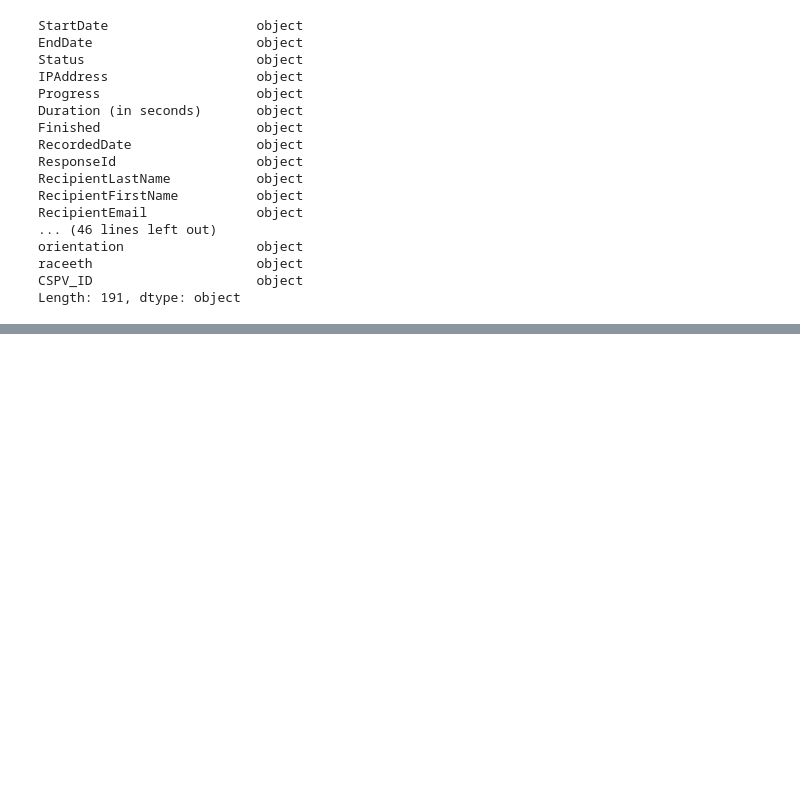
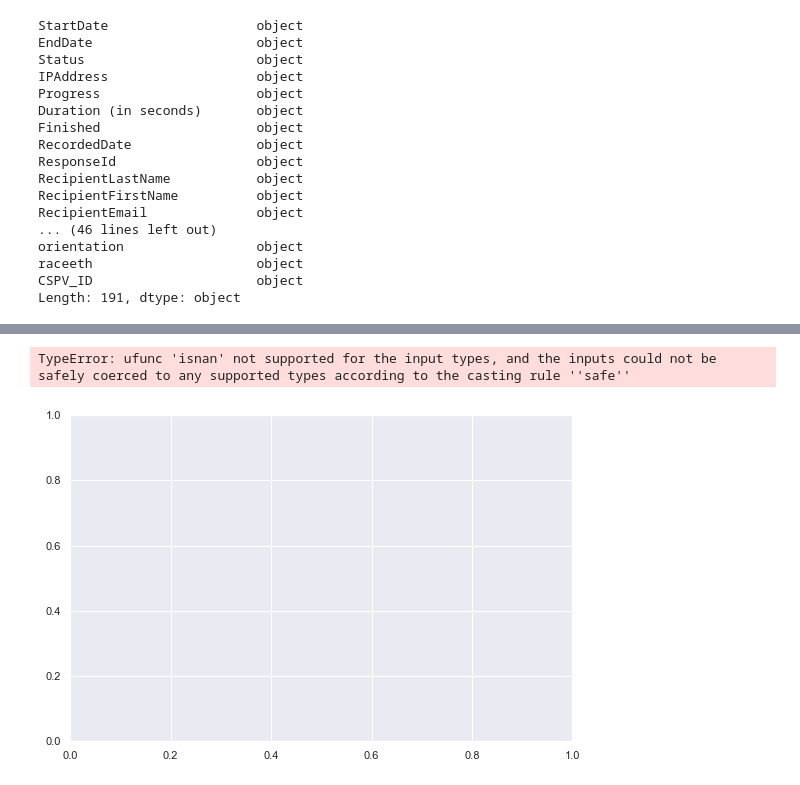
Before and after one commit to Kerstimcgee/DataVis-Concept-CU, a Jupyter notebook: QualtricsData.ipynb, the cells around one changed output, grey strips where cells are left out. Cells and saved outputs as stored; diff of their text form; code cells hidden in the pictures; blank space fills up the shorter version.

Commit message:
pulling in heatmap

```diff
--- a/QualtricsData.ipynb
+++ b/QualtricsData.ipynb
@@ -109,0 +126,3 @@ Index: []
+# %%
+df.index = df['EndDate']
+df.index
@@ -109,0 +142,12 @@ Index: []
+# %%
+import matplotlib.pyplot as plt
+import seaborn as sns
+sns.set()
+f, ax = plt.subplots(figsize=(9, 6))
+
+noNans = df.dropna()
+# Draw a heatmap with the numeric values in each cell
+print(sns.heatmap(noNans, annot=True, fmt="d", linewidths=.5, ax=ax))
+# %% [output]
+TypeError: ufunc 'isnan' not supported for the input types, and the inputs could not be safely coerced to any supported types according to the casting rule ''safe''
+[figure, added]
```
Also changed, not shown: parts of 11 cells of this notebook, 6 other files.
